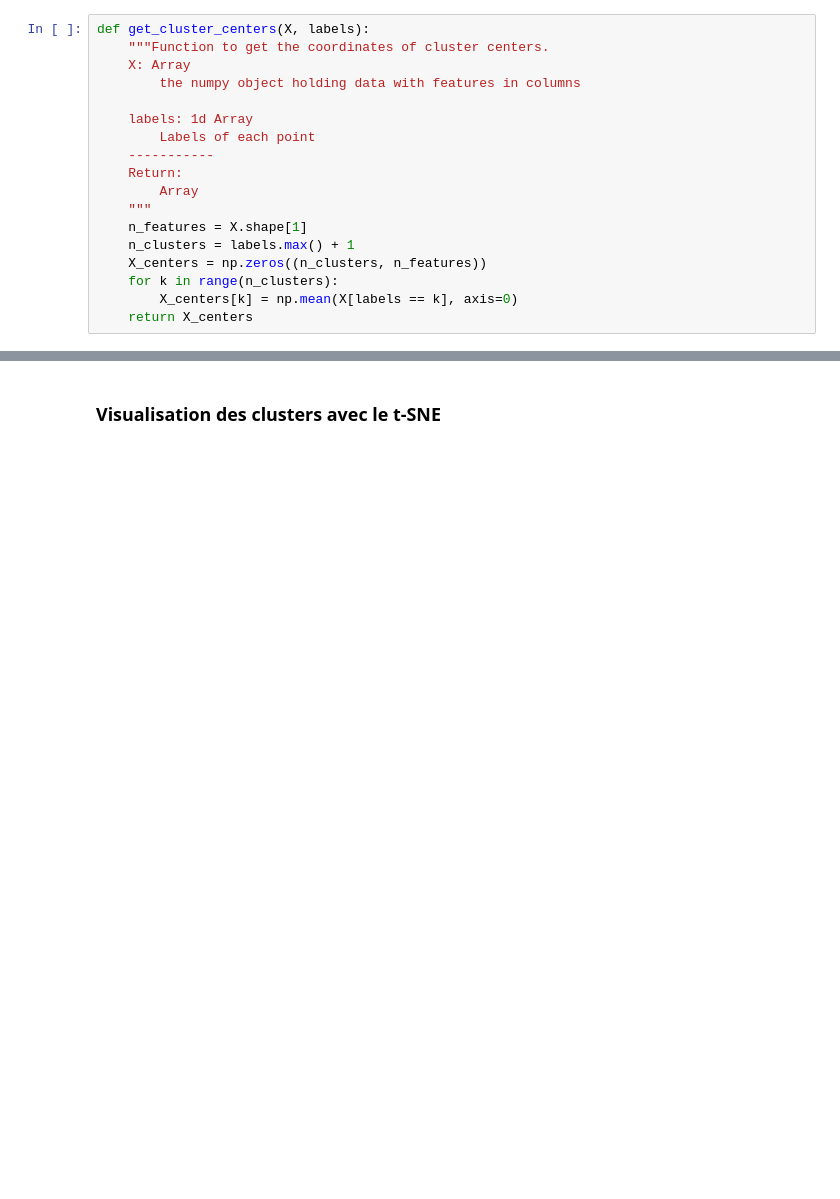
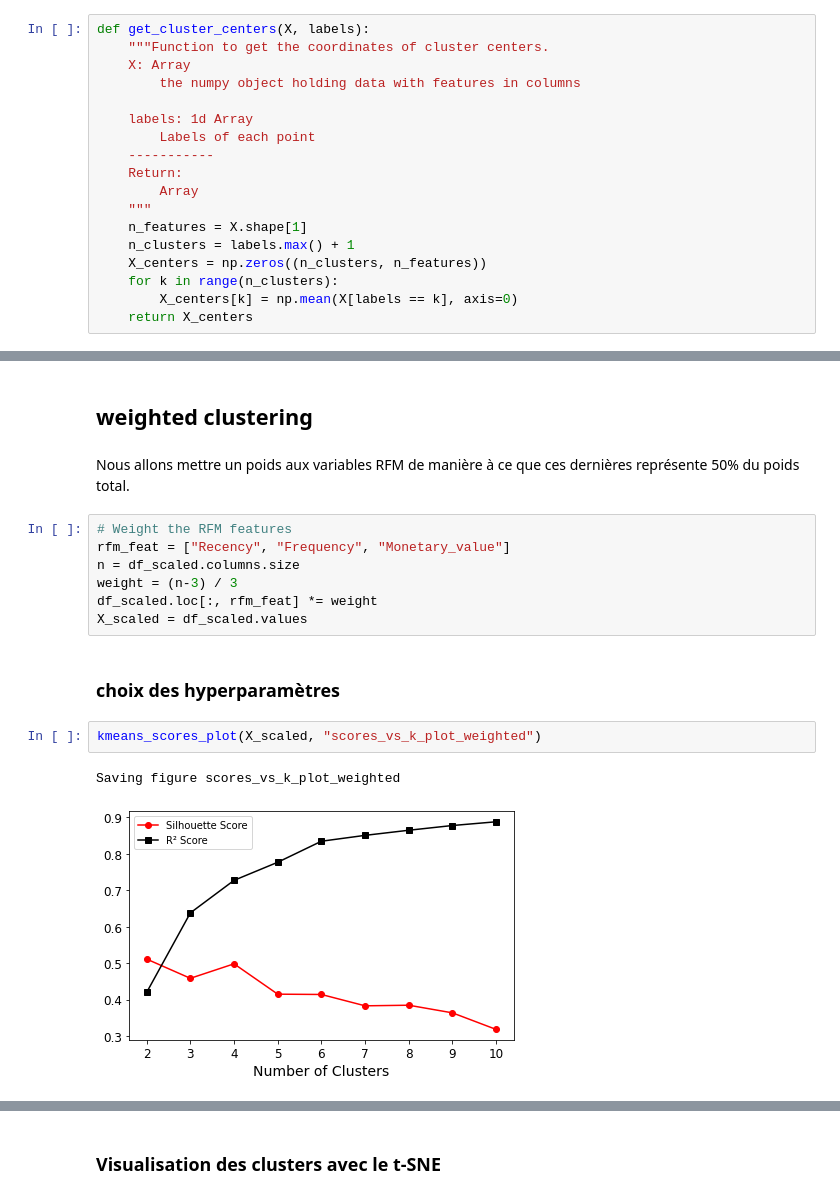
Before and after one commit to Pierre-Eloi/OC_DS_Project5, a Jupyter notebook: Project5_Data_Clustering.ipynb, the cells around one changed output, grey strips where cells are left out. Cells and saved outputs as stored; diff of their text form; blank space fills up the shorter version.

```diff
--- a/Project5_Data_Clustering.ipynb
+++ b/Project5_Data_Clustering.ipynb
@@ -570,0 +659,18 @@ Nous pouvons maintenant tracer le heatmap
+# %% [markdown]
+## weighted clustering
+# %% [markdown]
+Nous allons mettre un poids aux variables RFM de manière à ce que ces dernières représente 50% du poids total.
+# %%
+# Weight the RFM features
+rfm_feat = ["Recency", "Frequency", "Monetary_value"]
+n = df_scaled.columns.size
+weight = (n-3) / 3
+df_scaled.loc[:, rfm_feat] *= weight
+X_scaled = df_scaled.values
+# %% [markdown]
+### choix des hyperparamètres
+# %%
+kmeans_scores_plot(X_scaled, "scores_vs_k_plot_weighted")
+# %% [output]
+Saving figure scores_vs_k_plot_weighted
+[figure, added]
```
Also changed, not shown: parts of 39 cells of this notebook.
